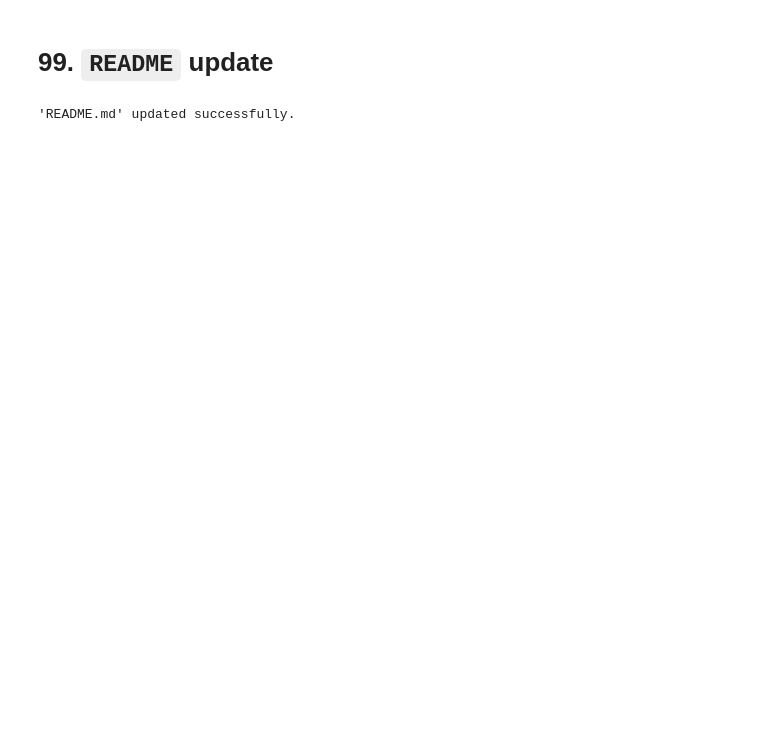
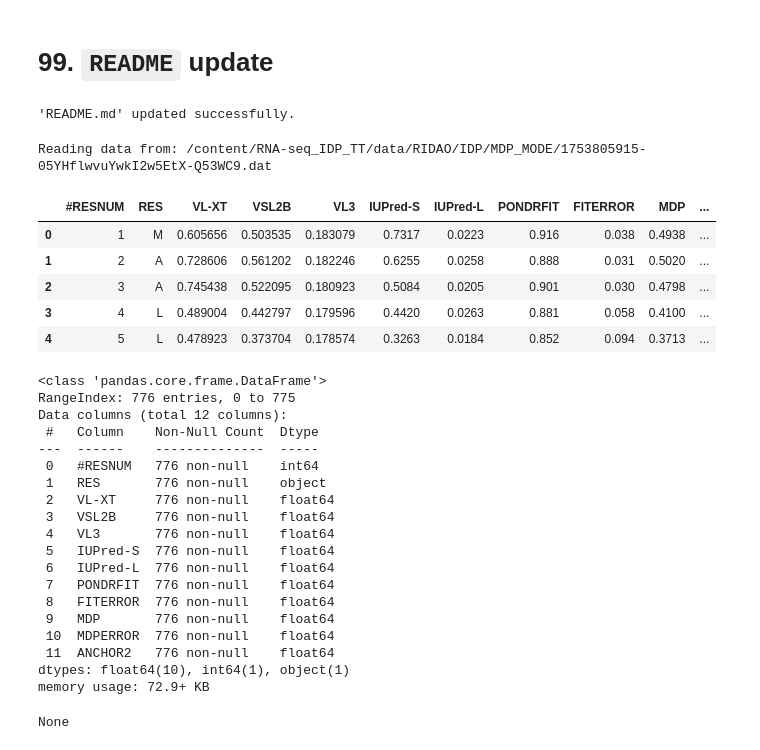
Before and after one commit to alibekk93/RNA-seq_IDP_TT, a Jupyter notebook: RNA_seq_T_thermophilus.ipynb, the cells around one changed output. Saved outputs shown, nothing was run; the diff lists cells and outputs as text; code cells hidden in the pictures; blank space fills up the shorter version.

```diff
--- a/RNA_seq_T_thermophilus.ipynb
+++ b/RNA_seq_T_thermophilus.ipynb
@@ -380,3 +431,77 @@ Annotated expression data saved to 'expr_data_annotated.csv'
 # print(f"'{readme_path}' updated successfully.")
 # %% [output]
 'README.md' updated successfully.
+# %%
+import os
+
+def read_idp_data(protein_id):
+    """
+    Reads the IDP data for a given protein ID from a specified directory.
+
+    Args:
+        protein_id (str): The identifier of the protein (e.g., 'Q53WC9').
+
+    Returns:
+        pandas.DataFrame: A DataFrame containing the IDP data for the protein,
+                          or None if the file is not found.
+    """
+    directory_path = '/content/RNA-seq_IDP_TT/data/RIDAO/IDP/MDP_MODE/'
+    # Construct the expected filename pattern
+    filename_pattern = f'-{protein_id}.dat'
+
+    # Find the file in the directory that ends with the pattern
+    file_path = None
+    for filename in os.listdir(directory_path):
+        if filename.endswith(filename_pattern):
+            file_path = os.path.join(directory_path, filename)
+            break
+
+    if file_path:
+        print(f"Reading data from: {file_path}")
+        # Read the data file, skipping initial header rows that start with #
+        # Use space as a separator and handle potential multiple spaces
+        try:
+            df = pd.read_csv(file_path, sep='\s+', header=0)
+            return df
+        except Exception as e:
+            print(f"Error reading file {file_path}: {e}")
+            return None
+    else:
+        print(f"No .dat file found for protein ID: {protein_id} in {directory_path}")
+        return None
+
+# Example usage of the function
+protein_identifier = 'Q53WC9'
+q53wc9_df = read_idp_data(protein_identifier)
+
+if q53wc9_df is not None:
+    display(q53wc9_df.head())
+    display(q53wc9_df.info())
+# %% [output]
+Reading data from: /content/RNA-seq_IDP_TT/data/RIDAO/IDP/MDP_MODE/1753805915-05YHflwvuYwkI2w5EtX-Q53WC9.dat
+|  | #RESNUM | RES | VL-XT | VSL2B | VL3 | IUPred-S | IUPred-L | PONDRFIT | FITERROR | MDP | ... |
+| 0 | 1 | M | 0.605656 | 0.503535 | 0.183079 | 0.7317 | 0.0223 | 0.916 | 0.038 | 0.4938 | ... |
+| 1 | 2 | A | 0.728606 | 0.561202 | 0.182246 | 0.6255 | 0.0258 | 0.888 | 0.031 | 0.5020 | ... |
+| 2 | 3 | A | 0.745438 | 0.522095 | 0.180923 | 0.5084 | 0.0205 | 0.901 | 0.030 | 0.4798 | ... |
+| 3 | 4 | L | 0.489004 | 0.442797 | 0.179596 | 0.4420 | 0.0263 | 0.881 | 0.058 | 0.4100 | ... |
+| 4 | 5 | L | 0.478923 | 0.373704 | 0.178574 | 0.3263 | 0.0184 | 0.852 | 0.094 | 0.3713 | ... |
+<class 'pandas.core.frame.DataFrame'>
+RangeIndex: 776 entries, 0 to 775
+Data columns (total 12 columns):
+ #   Column    Non-Null Count  Dtype
+---  ------    --------------  -----
+ 0   #RESNUM   776 non-null    int64
+ 1   RES       776 non-null    object
+ 2   VL-XT     776 non-null    float64
+ 3   VSL2B     776 non-null    float64
+ 4   VL3       776 non-null    float64
+ 5   IUPred-S  776 non-null    float64
+ 6   IUPred-L  776 non-null    float64
+ 7   PONDRFIT  776 non-null    float64
+ 8   FITERROR  776 non-null    float64
+ 9   MDP       776 non-null    float64
+ 10  MDPERROR  776 non-null    float64
+ 11  ANCHOR2   776 non-null    float64
+dtypes: float64(10), int64(1), object(1)
+memory usage: 72.9+ KB
+None
```
Also changed, not shown: parts of 6 cells of this notebook.
